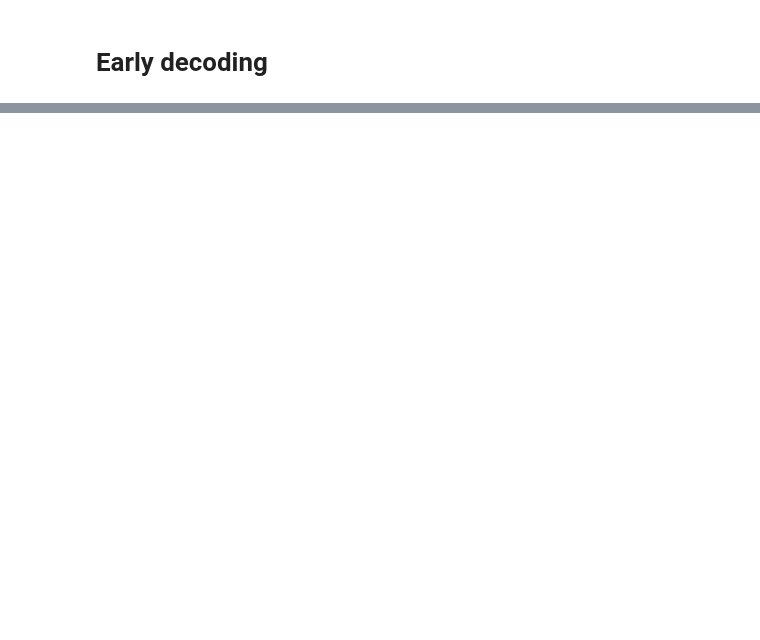
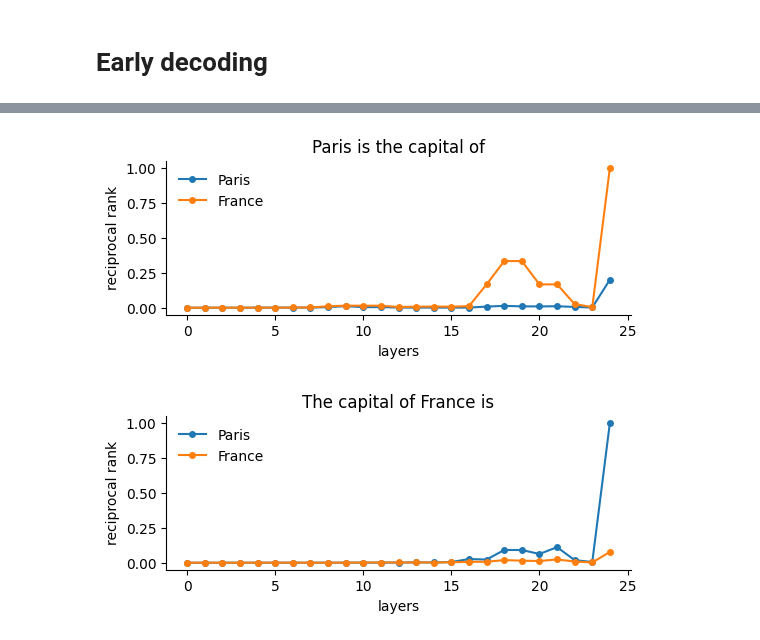
Before and after one commit to kdu4108/measureLM, a Jupyter notebook: notebooks/prototyping/early decoding v2.ipynb, the cells around one changed output, grey strips where cells are left out. Saved outputs shown, nothing was run; the diff lists cells and outputs as text; code cells hidden in the pictures; blank space fills up the shorter version.

Commit message:
added plots

```diff
--- a/notebooks/prototyping/early decoding v2.ipynb
+++ b/notebooks/prototyping/early decoding v2.ipynb
@@ -1,14 +1,24 @@
 # %% [markdown]
 # Early decoding
+# %%
+import torch
+from collections import defaultdict
+import numpy as np
+import matplotlib
+import matplotlib.pyplot as plt
+
+from measureLM import helpers
+
+matplotlib.rcParams['axes.spines.right'] = False
+matplotlib.rcParams['axes.spines.top'] = False
 # %%
-import torch
 from transformers import AutoModelForCausalLM, DebertaForMaskedLM, AutoTokenizer
 
 tokenizer = AutoTokenizer.from_pretrained('gpt2-medium')
 model = AutoModelForCausalLM.from_pretrained('gpt2-medium')
 
-tokenizer = AutoTokenizer.from_pretrained("lsanochkin/deberta-large-feedback")
-model = DebertaForMaskedLM.from_pretrained("lsanochkin/deberta-large-feedback")
+#tokenizer = AutoTokenizer.from_pretrained("lsanochkin/deberta-large-feedback")
+#model = DebertaForMaskedLM.from_pretrained("lsanochkin/deberta-large-feedback")
 # %%
 def token_select(tokens, tokenizer, select_token="[MASK]"): #"Ġhi"
     if select_token is not None:
@@ -83,0 +153,31 @@ scores_to_tokens(layer_scores, tokenizer, mode=2)
+# %%
+def visualize_token_ranks(scored_tokens, tokens, prompts):
+    for prompt_id, prompt_token_ranks in scored_tokens.items():
+        all_tokens_ranks = np.array(list(prompt_token_ranks.values()))
+        layers = np.array(list(prompt_token_ranks.keys()))
+
+        fig, ax = plt.subplots(1, 1, figsize=(6,2), gridspec_kw={'hspace': 0.4})
+        labelsize, titlefont, markersize = 10, 12, 8
+
+        all_tokens_ranks = np.stack(all_tokens_ranks)
+        all_tokens_ranks = np.swapaxes(all_tokens_ranks, 0, 1)
+
+        lines = []
+        for tokens_ranks in all_tokens_ranks:
+            line, = ax.plot(layers, tokens_ranks, marker=".", markersize=markersize)
+            lines.append(line)
+
+        if tokens is not None:
+            ax.legend(lines, tokens, loc='upper left', frameon=False)
+        if prompts is not None:
+            ax.set_title(prompts[prompt_id], fontsize=titlefont, color="black", loc='center')
+
+        ax.set_xlabel('layers',fontsize=labelsize)
+        ax.set_ylabel('reciprocal rank',fontsize=labelsize)
+        ax.tick_params(axis='both', which='major', labelsize=labelsize)
+        #fig.savefig(helpers.ROOT_DIR / "results" / "plots" / "test.pdf", dpi=200, bbox_inches='tight')
+
+visualize_token_ranks(scored_tokens, token_candidates, prompts)
+# %% [output]
+[figure, added]
+[figure, added]
```
Also changed, not shown: parts of 1 cell of this notebook, 2 other files.
